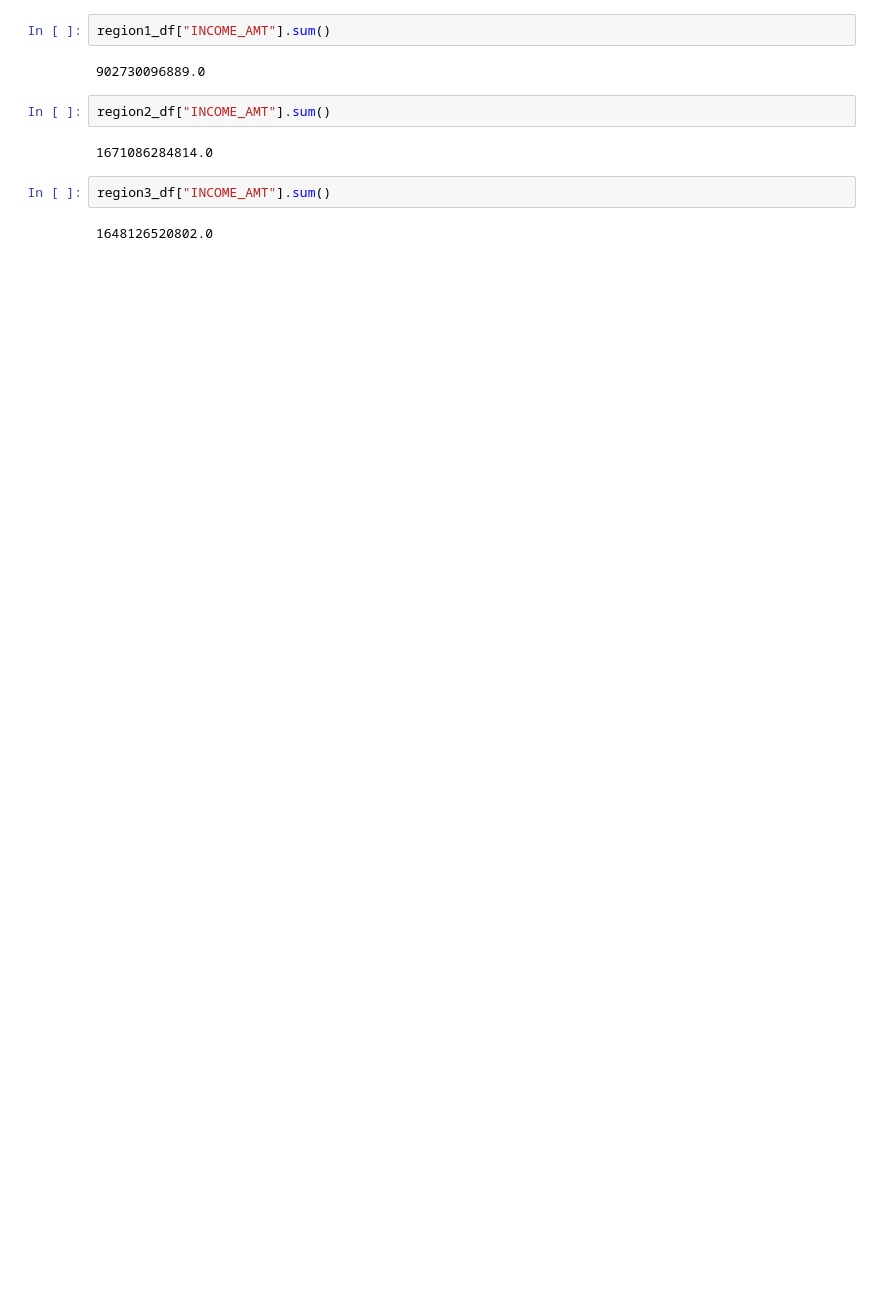
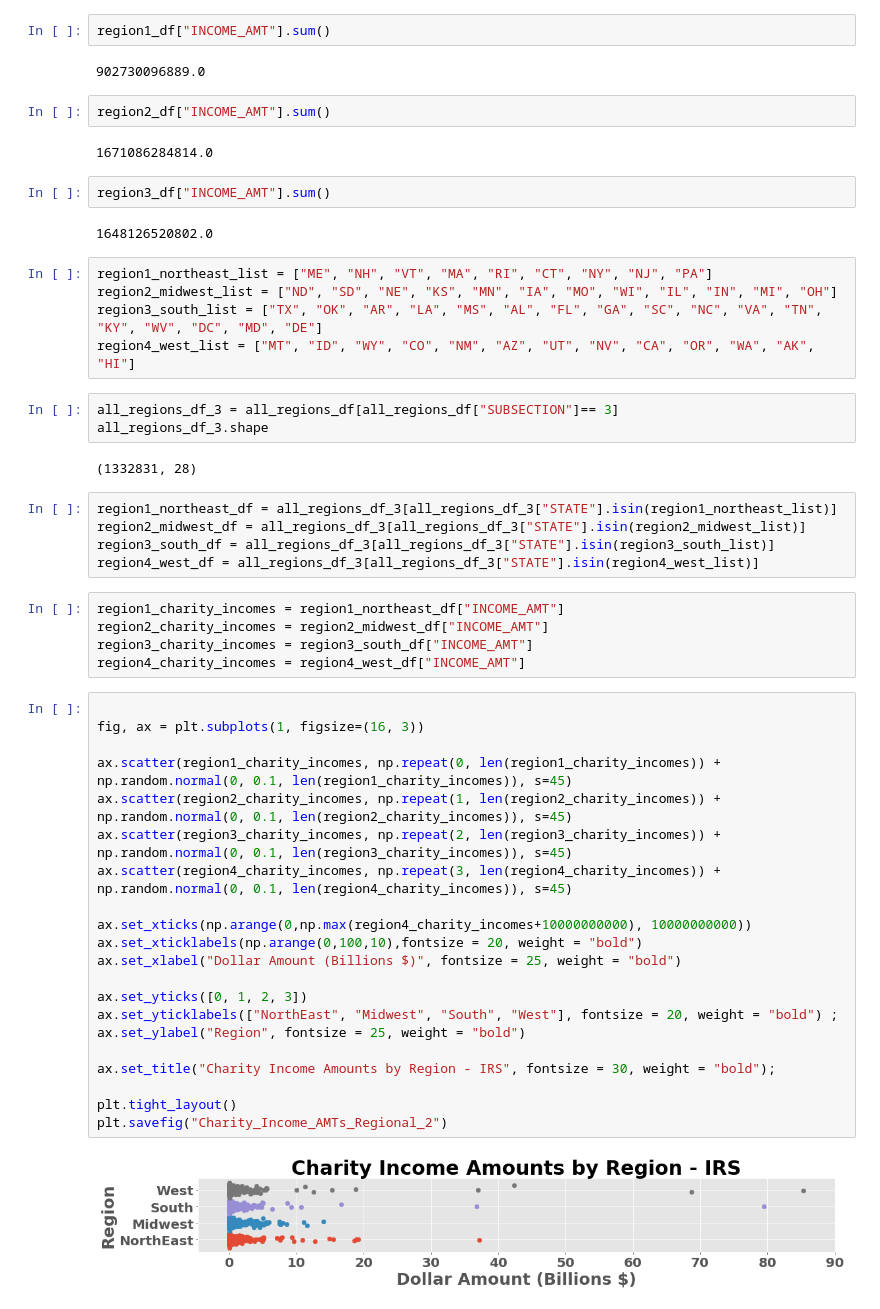
Before and after one commit to jackvessa/Capstone1_Givz_EDA, a Jupyter notebook: IRS_EDA_All_Regions.ipynb, the cells around one changed output. Drawn from its saved outputs; the diff is of its cells as text; blank space fills up the shorter version.

```diff
--- a/IRS_EDA_All_Regions.ipynb
+++ b/IRS_EDA_All_Regions.ipynb
@@ -388,3 +390,46 @@ region2_df["INCOME_AMT"].sum()
 region3_df["INCOME_AMT"].sum()
 # %% [output]
 1648126520802.0
+# %%
+region1_northeast_list = ["ME", "NH", "VT", "MA", "RI", "CT", "NY", "NJ", "PA"]
+region2_midwest_list = ["ND", "SD", "NE", "KS", "MN", "IA", "MO", "WI", "IL", "IN", "MI", "OH"]
+region3_south_list = ["TX", "OK", "AR", "LA", "MS", "AL", "FL", "GA", "SC", "NC", "VA", "TN", "KY", "WV", "DC", "MD", "DE"]
+region4_west_list = ["MT", "ID", "WY", "CO", "NM", "AZ", "UT", "NV", "CA", "OR", "WA", "AK", "HI"]
+# %%
+all_regions_df_3 = all_regions_df[all_regions_df["SUBSECTION"]== 3]
+all_regions_df_3.shape
+# %% [output]
+(1332831, 28)
+# %%
+region1_northeast_df = all_regions_df_3[all_regions_df_3["STATE"].isin(region1_northeast_list)]
+region2_midwest_df = all_regions_df_3[all_regions_df_3["STATE"].isin(region2_midwest_list)]
+region3_south_df = all_regions_df_3[all_regions_df_3["STATE"].isin(region3_south_list)]
+region4_west_df = all_regions_df_3[all_regions_df_3["STATE"].isin(region4_west_list)]
+# %%
+region1_charity_incomes = region1_northeast_df["INCOME_AMT"]
+region2_charity_incomes = region2_midwest_df["INCOME_AMT"]
+region3_charity_incomes = region3_south_df["INCOME_AMT"]
+region4_charity_incomes = region4_west_df["INCOME_AMT"]
+# %%
+
+fig, ax = plt.subplots(1, figsize=(16, 3))
+
+ax.scatter(region1_charity_incomes, np.repeat(0, len(region1_charity_incomes)) + np.random.normal(0, 0.1, len(region1_charity_incomes)), s=45)
+ax.scatter(region2_charity_incomes, np.repeat(1, len(region2_charity_incomes)) + np.random.normal(0, 0.1, len(region2_charity_incomes)), s=45)
+ax.scatter(region3_charity_incomes, np.repeat(2, len(region3_charity_incomes)) + np.random.normal(0, 0.1, len(region3_charity_incomes)), s=45)
+ax.scatter(region4_charity_incomes, np.repeat(3, len(region4_charity_incomes)) + np.random.normal(0, 0.1, len(region4_charity_incomes)), s=45)
+
+ax.set_xticks(np.arange(0,np.max(region4_charity_incomes+10000000000), 10000000000))
+ax.set_xticklabels(np.arange(0,100,10),fontsize = 20, weight = "bold")
+ax.set_xlabel("Dollar Amount (Billions $)", fontsize = 25, weight = "bold")
+
+ax.set_yticks([0, 1, 2, 3])
+ax.set_yticklabels(["NorthEast", "Midwest", "South", "West"], fontsize = 20, weight = "bold") ;
+ax.set_ylabel("Region", fontsize = 25, weight = "bold")
+
+ax.set_title("Charity Income Amounts by Region - IRS", fontsize = 30, weight = "bold");
+
+plt.tight_layout()
+plt.savefig("Charity_Income_AMTs_Regional_2")
+# %% [output]
+[figure, added]
```
Also changed, not shown: parts of 5 cells of this notebook, 1 other file.
